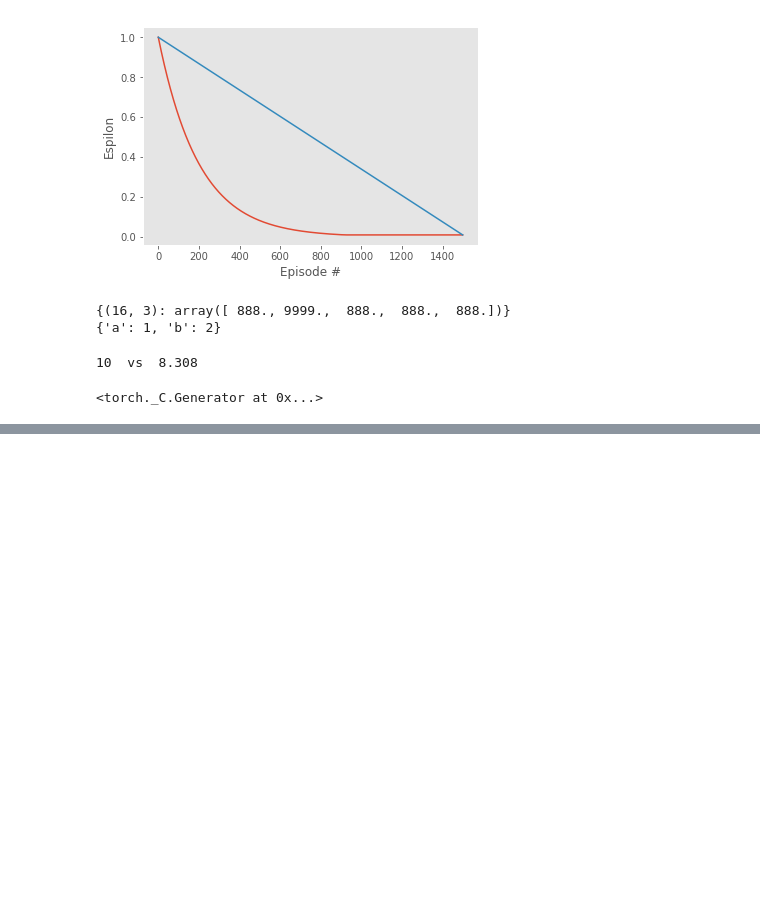
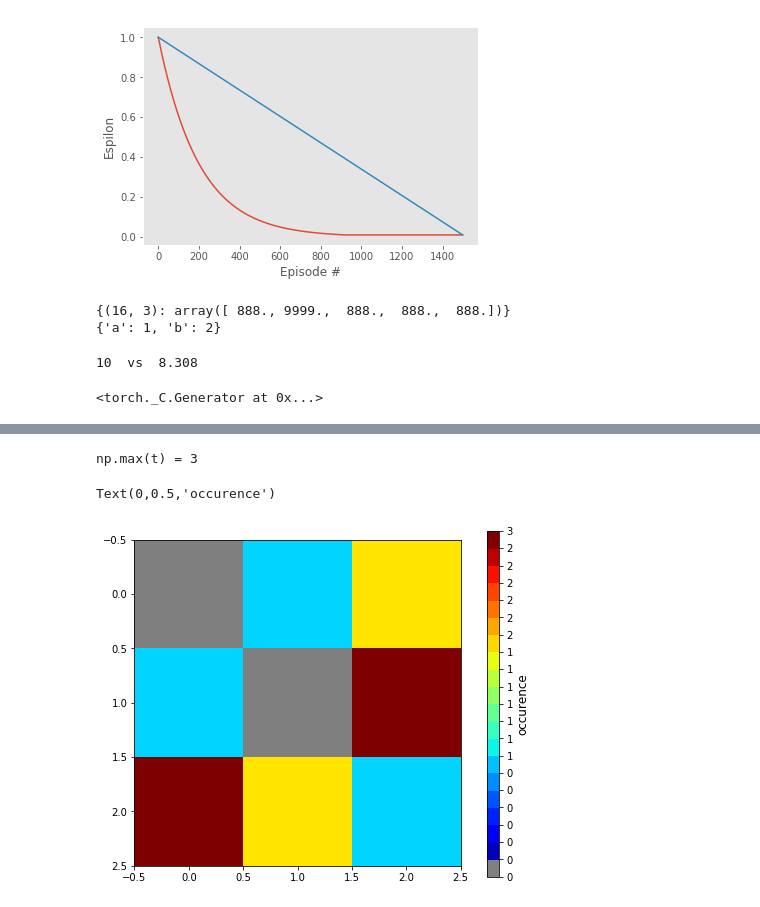
Before and after one commit to chauvinSimon/deep-reinforcement-learning, a Jupyter notebook: drafts.ipynb, the cells around one changed output, grey strips where cells are left out. Saved outputs shown, nothing was run; the diff lists cells and outputs as text; code cells hidden in the pictures; blank space fills up the shorter version.

```diff
--- a/drafts.ipynb
+++ b/drafts.ipynb
@@ -844,0 +1083,37 @@ torch.manual_seed(0) # set random seed
+# %%
+# setup the plot
+fig, ax = plt.subplots(1, 1, figsize=(6, 6))
+
+# define the data
+t = np.array([[0, 1, 2], [1, 0, 3], [3, 2, 1]])
+
+# define the colormap
+cmap = plt.cm.jet
+# extract all colors from the .jet map
+cmaplist = [cmap(i) for i in range(cmap.N)]
+# force the first color entry to be grey
+cmaplist[0] = (.5, .5, .5, 1.0)
+# create the new map
+cmap = cmap.from_list('Custom cmap', cmaplist, cmap.N)
+
+# define the bins and normalize
+print("np.max(t) = {}".format(np.max(t)))
+bounds = np.linspace(0, np.max(t), 21)
+import matplotlib as mpl
+norm = mpl.colors.BoundaryNorm(bounds, cmap.N)
+
+# make the scatter
+# scat = ax.scatter(x,y,c=tag,s=np.random.randint(100,500,20),cmap=cmap, norm=norm)
+plt.imshow(t, cmap=cmap, interpolation='nearest')
+
+# create a second axes for the colorbar
+ax2 = fig.add_axes([0.95, 0.1, 0.03, 0.8])
+cb = mpl.colorbar.ColorbarBase(
+    ax2, cmap=cmap, norm=norm, spacing='proportional', ticks=bounds, boundaries=bounds, format='%1i')
+
+ax.set_title('')
+ax2.set_ylabel('occurence', size=12)
+# %% [output]
+np.max(t) = 3
+Text(0,0.5,'occurence')
+[figure, added]
```
Also changed, not shown: parts of 26 cells of this notebook.
